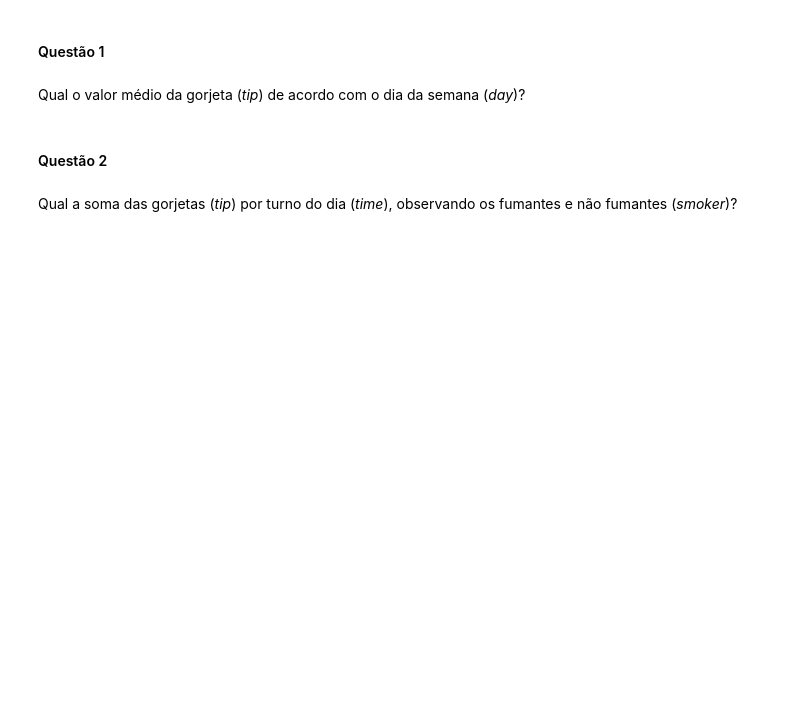
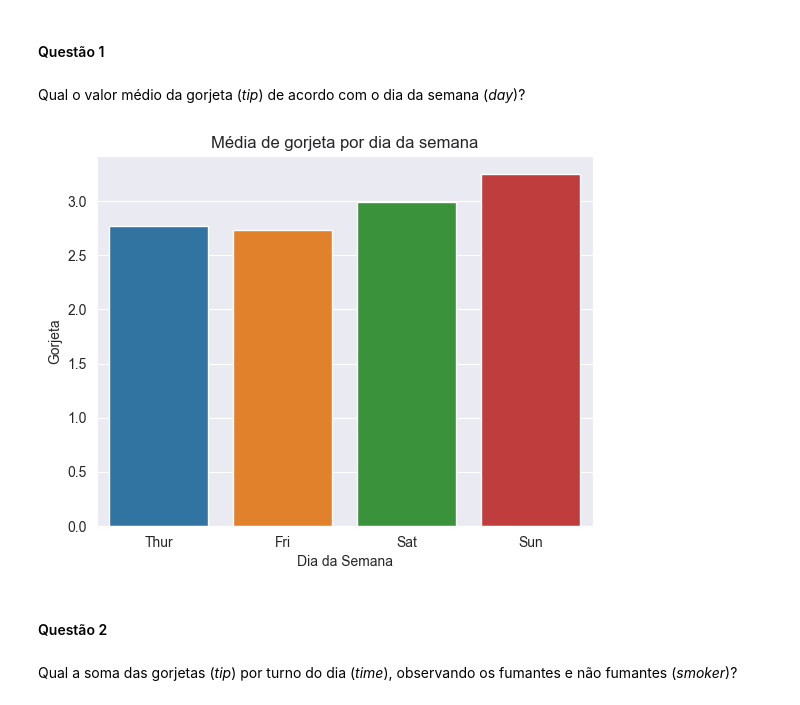
Before and after one commit to niggando/Curso---Diversidade-Tech, a Jupyter notebook: Modulo 4 - Técnicas de Programação II/Aula_3_Seaborn.ipynb, the cells around one changed output. Drawn from its saved outputs; the diff is of its cells as text; code cells hidden in the pictures; blank space fills up the shorter version.

```diff
--- a/Modulo 4 - Técnicas de Programação II/Aula_3_Seaborn.ipynb
+++ b/Modulo 4 - Técnicas de Programação II/Aula_3_Seaborn.ipynb
@@ -360,3 +362,6 @@ import numpy as np
 import pandas as pd
 import seaborn as sns
 import matplotlib.pyplot as plt
+# %%
+# Carregando o dataset tips
+tips =sns.load_dataset('tips')
@@ -364,6 +379,17 @@ import matplotlib.pyplot as plt
 #### Questão 1
 # %% [markdown]
 Qual o valor médio da gorjeta (*tip*) de acordo com o dia da semana (*day*)?
+# %%
+
+sns.barplot(data=tips, x = 'day', y = 'tip', estimator='mean', errorbar=None)
+
+plt.title('Média de gorjeta por dia da semana')
+plt.xlabel('Dia da Semana')
+plt.ylabel('Gorjeta')
+
+plt.show()
+# %% [output]
+[figure, added]
 # %% [markdown]
 #### Questão 2
 # %% [markdown]
```
Also changed, not shown: parts of 33 cells of this notebook, 1 other file.
